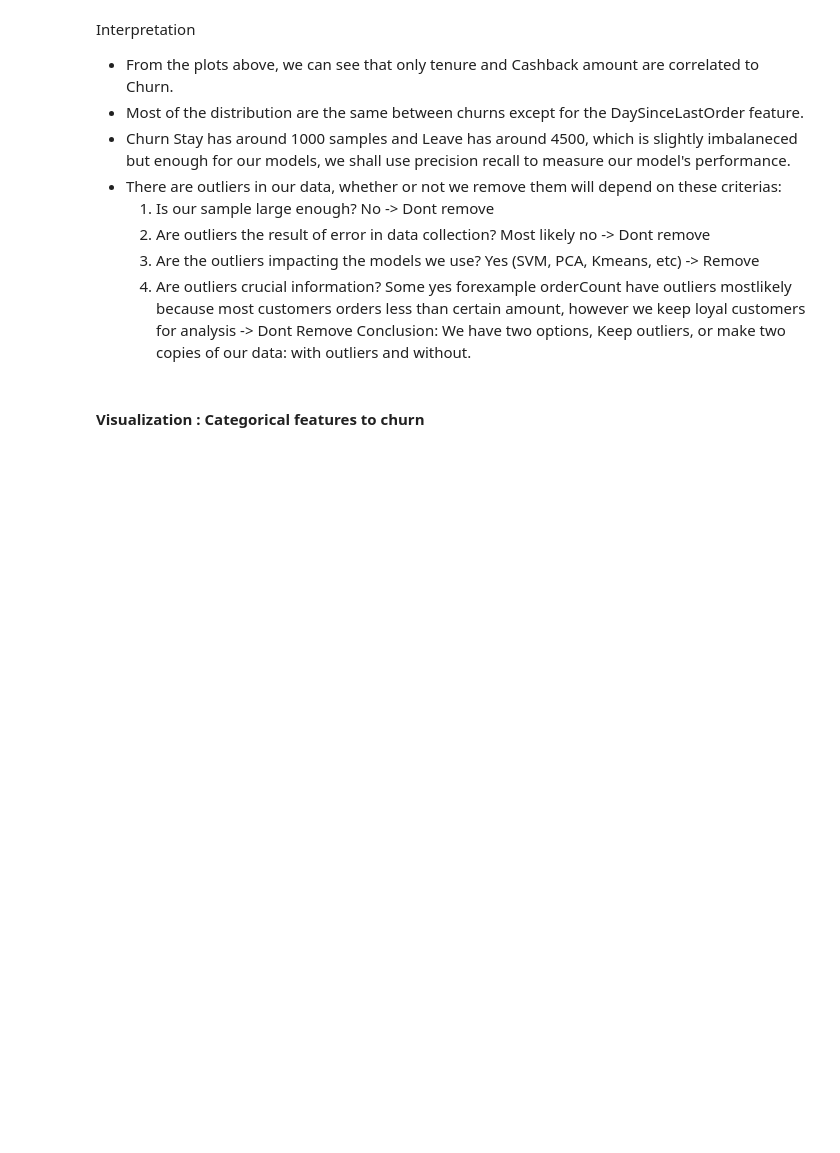
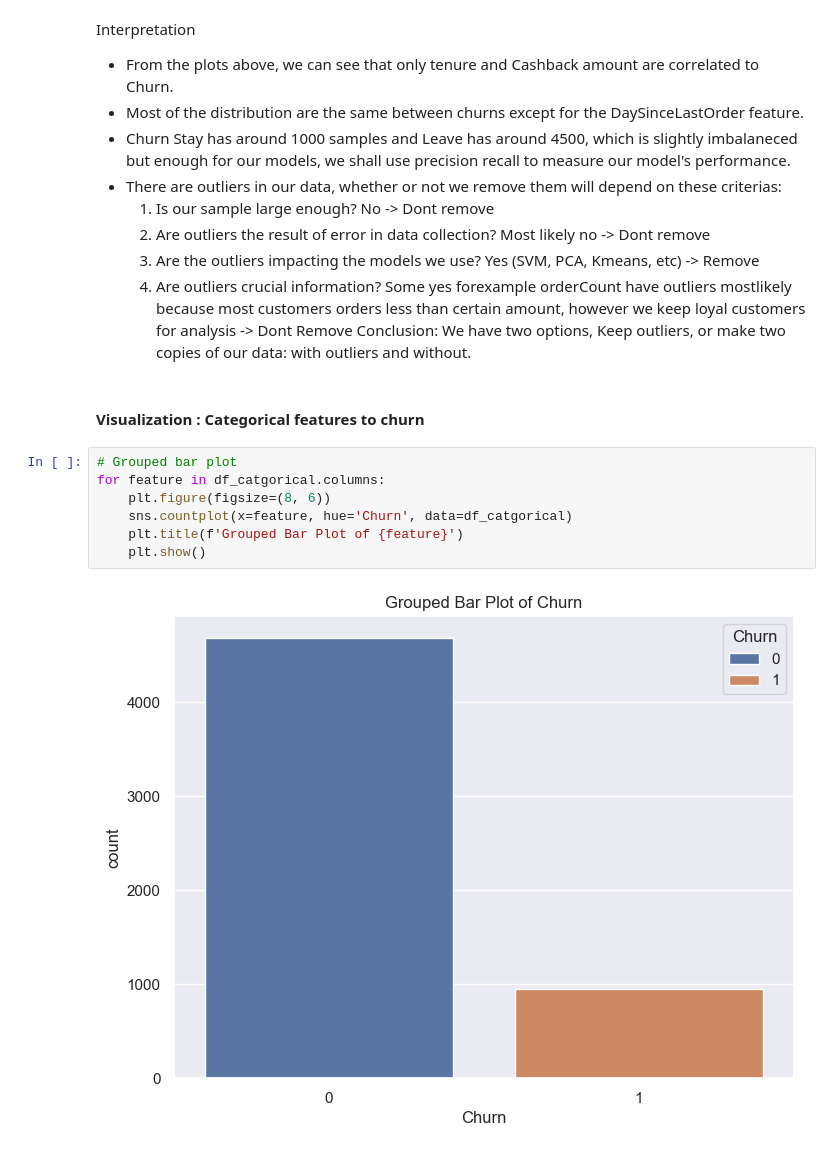
Before and after one commit to adamxht/ecommerce-know-your-customer, a Jupyter notebook: notebooks/EDA.ipynb, the cells around one changed output. Saved outputs shown, nothing was run; the diff lists cells and outputs as text; blank space fills up the shorter version.

Commit message:
Data Preprocessing 1

```diff
--- a/notebooks/EDA.ipynb
+++ b/notebooks/EDA.ipynb
@@ -227,3 +245,12 @@ Interpretation
     Conclusion: We have two options, Keep outliers, or make two copies of our data: with outliers and without.
 # %% [markdown]
 #### Visualization : Categorical features to churn
+# %%
+# Grouped bar plot
+for feature in df_catgorical.columns:
+    plt.figure(figsize=(8, 6))
+    sns.countplot(x=feature, hue='Churn', data=df_catgorical)
+    plt.title(f'Grouped Bar Plot of {feature}')
+    plt.show()
+# %% [output]
+[figure, added]
```
Also changed, not shown: parts of 11 cells of this notebook, 2 other files.
